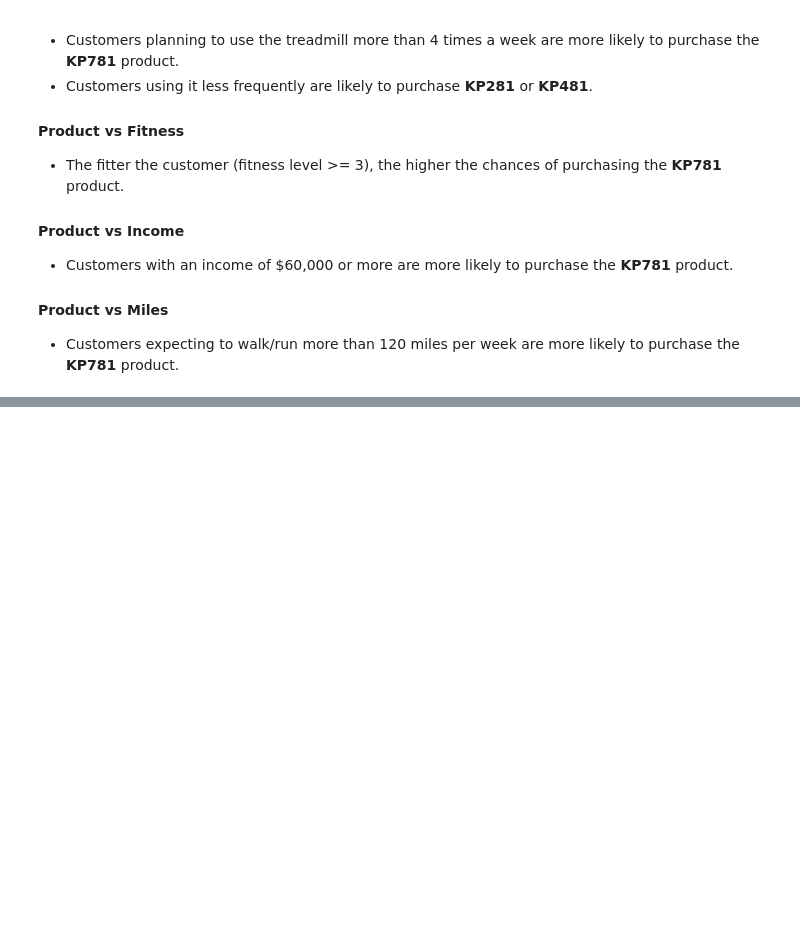
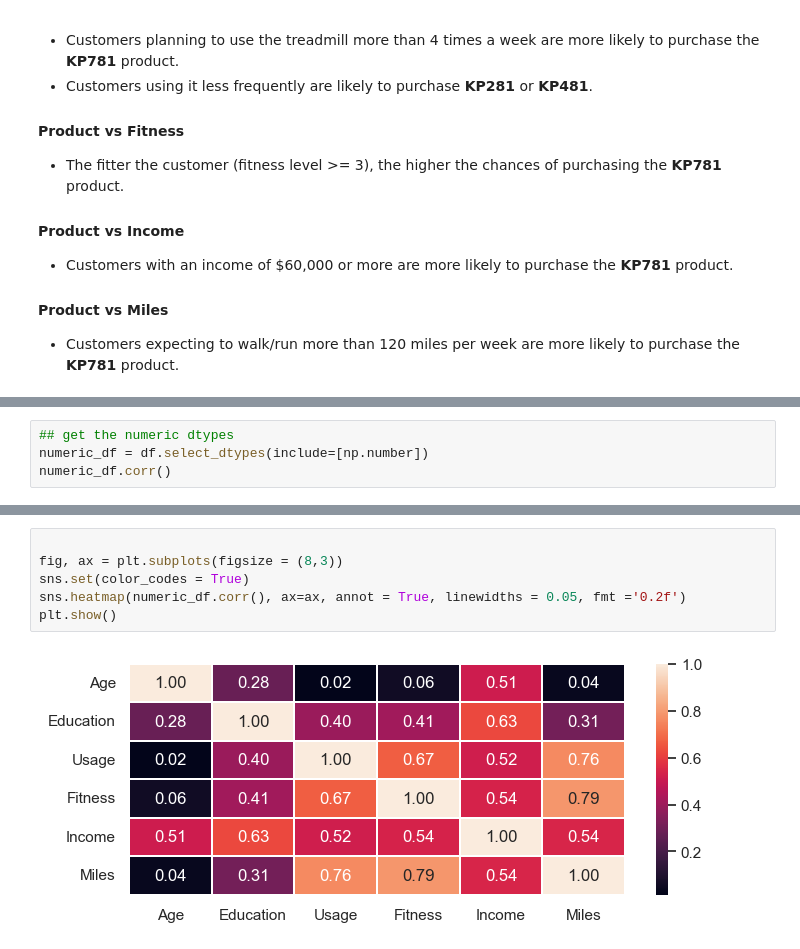
Before and after one commit to Senayitalazarb/Treadmill-buyer-profile-analysis, a Jupyter notebook: CustomerBehaviourAnalysis.ipynb, the cells around one changed output, grey strips where cells are left out. Cells and saved outputs as stored; diff of their text form; blank space fills up the shorter version.

```diff
--- a/CustomerBehaviourAnalysis.ipynb
+++ b/CustomerBehaviourAnalysis.ipynb
@@ -311,0 +347,4 @@ for i in range(2):
+# %%
+## get the numeric dtypes
+numeric_df = df.select_dtypes(include=[np.number])
+numeric_df.corr()
@@ -311,0 +359,8 @@ for i in range(2):
+# %%
+
+fig, ax = plt.subplots(figsize = (8,3))
+sns.set(color_codes = True)
+sns.heatmap(numeric_df.corr(), ax=ax, annot = True, linewidths = 0.05, fmt ='0.2f')
+plt.show()
+# %% [output]
+[figure, added]
```
Also changed, not shown: parts of 7 cells of this notebook.
